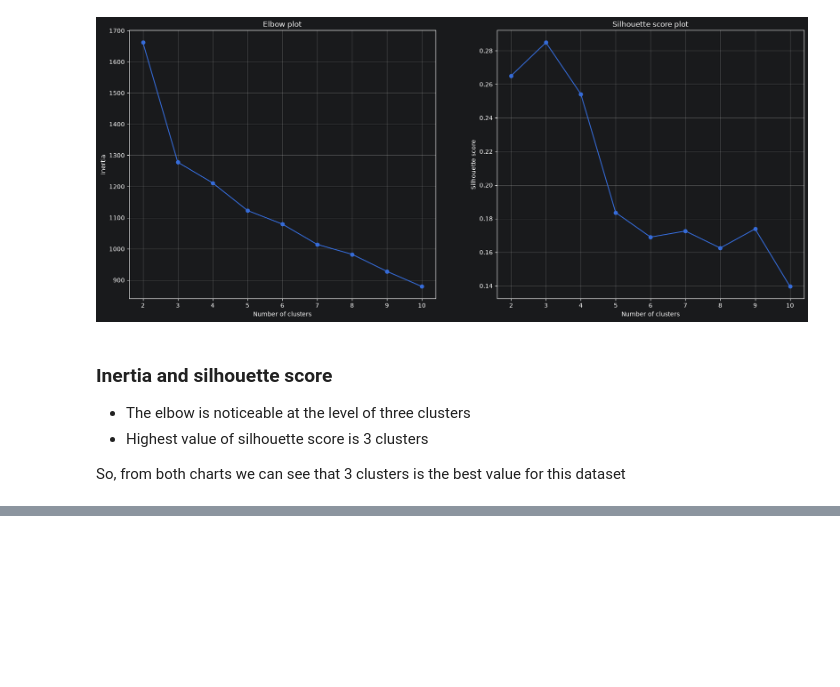
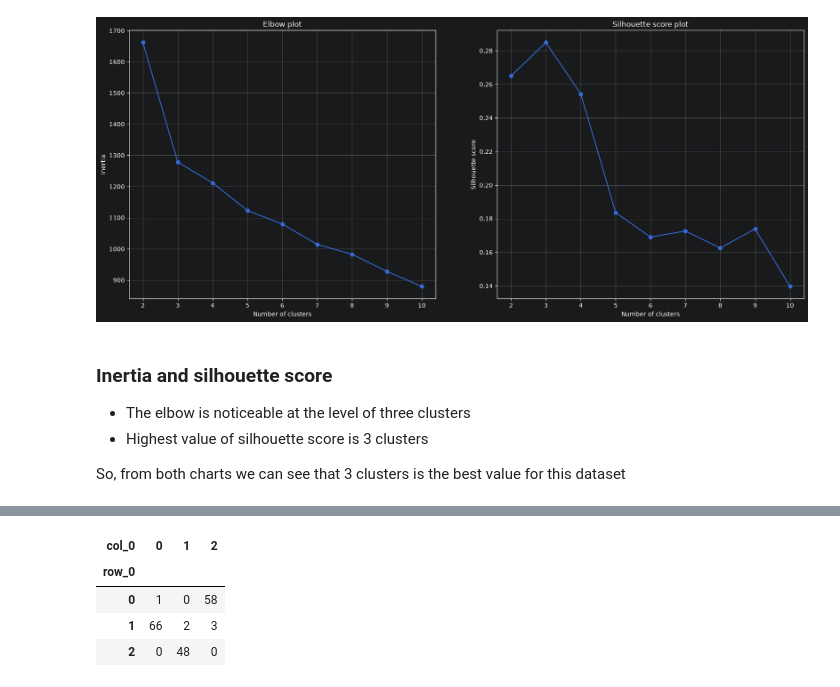
Before and after one commit to xJacoob/MachineLearning, a Jupyter notebook: UnsupervisedLearning/Wine/wine_pca_kmeans.ipynb, the cells around one changed output, grey strips where cells are left out. Saved outputs shown, nothing was run; the diff lists cells and outputs as text; code cells hidden in the pictures; blank space fills up the shorter version.

```diff
--- a/UnsupervisedLearning/Wine/wine_pca_kmeans.ipynb
+++ b/UnsupervisedLearning/Wine/wine_pca_kmeans.ipynb
@@ -133,0 +173,9 @@ So, from both charts we can see that 3 clusters is the best value for this datas
+# %%
+final_pipeline = Pipeline([
+    ('scaler', StandardScaler()),
+    ('pca', PCA(n_components=2)),
+    ('kmeans', KMeans(n_clusters=3, random_state=42))
+])
+
+final_pipeline.fit(X)
+cluster_labels = final_pipeline['kmeans'].labels_
@@ -133,0 +206,8 @@ So, from both charts we can see that 3 clusters is the best value for this datas
+# %%
+pd.crosstab(y, cluster_labels)
+# %% [output]
+| col_0 | 0 | 1 | 2 |
+| row_0 |  |  |  |
+| 0 | 1 | 0 | 58 |
+| 1 | 66 | 2 | 3 |
+| 2 | 0 | 48 | 0 |
```
Also changed, not shown: parts of 7 cells of this notebook, 1 other file.
